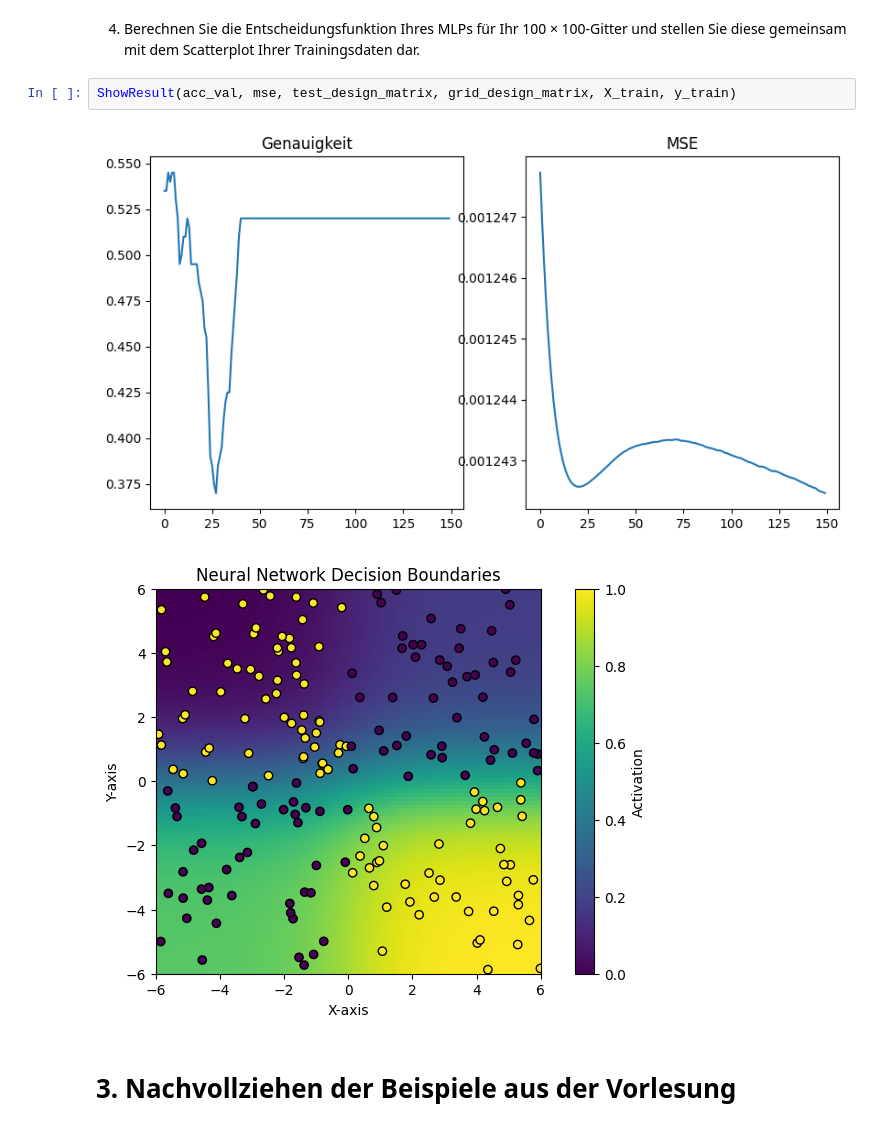
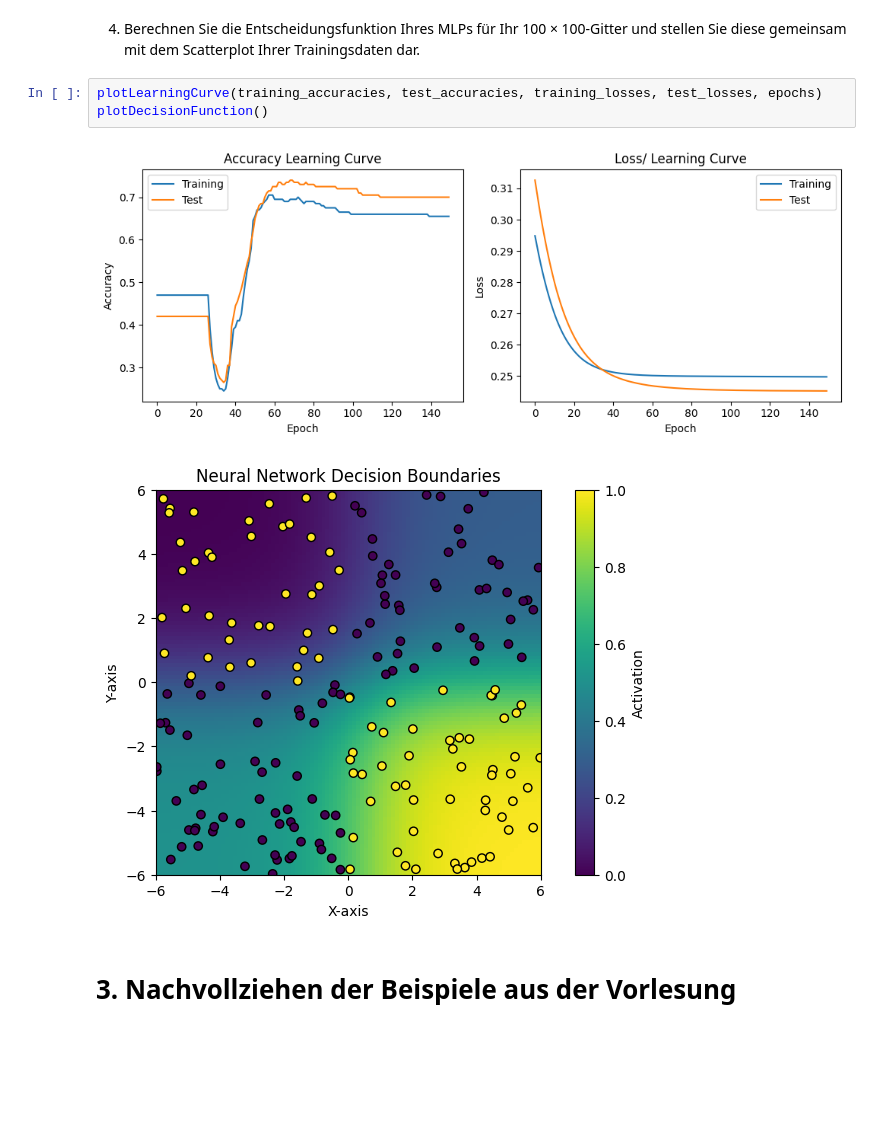
Before and after one commit to KrasserKai/Maschinelles-Lernen-Deep-Learning, a Jupyter notebook: dl-ex1/ex1.ipynb, the cells around one changed output. Drawn from its saved outputs; the diff is of its cells as text; blank space fills up the shorter version.

```diff
--- a/dl-ex1/ex1.ipynb
+++ b/dl-ex1/ex1.ipynb
@@ -471,11 +518,12 @@ Epoch 149: 104.0 / 200 -- 0.24849303071109616
 # %% [markdown]
 4. Berechnen Sie die Entscheidungsfunktion Ihres MLPs für Ihr 100 × 100-Gitter und
 stellen Sie diese gemeinsam mit dem Scatterplot Ihrer Trainingsdaten dar.
-# %%
-ShowResult(acc_val, mse, test_design_matrix, grid_design_matrix, X_train, y_train)
-# %% [output]
-[figure, removed]
-[figure, removed]
+# %%
+plotLearningCurve(training_accuracies, test_accuracies, training_losses, test_losses, epochs)
+plotDecisionFunction()
+# %% [output]
+[figure, added]
+[figure, added]
 # %% [markdown]
 # 3. Nachvollziehen der Beispiele aus der Vorlesung
 # %% [markdown]
```
Also changed, not shown: parts of 11 cells of this notebook.
